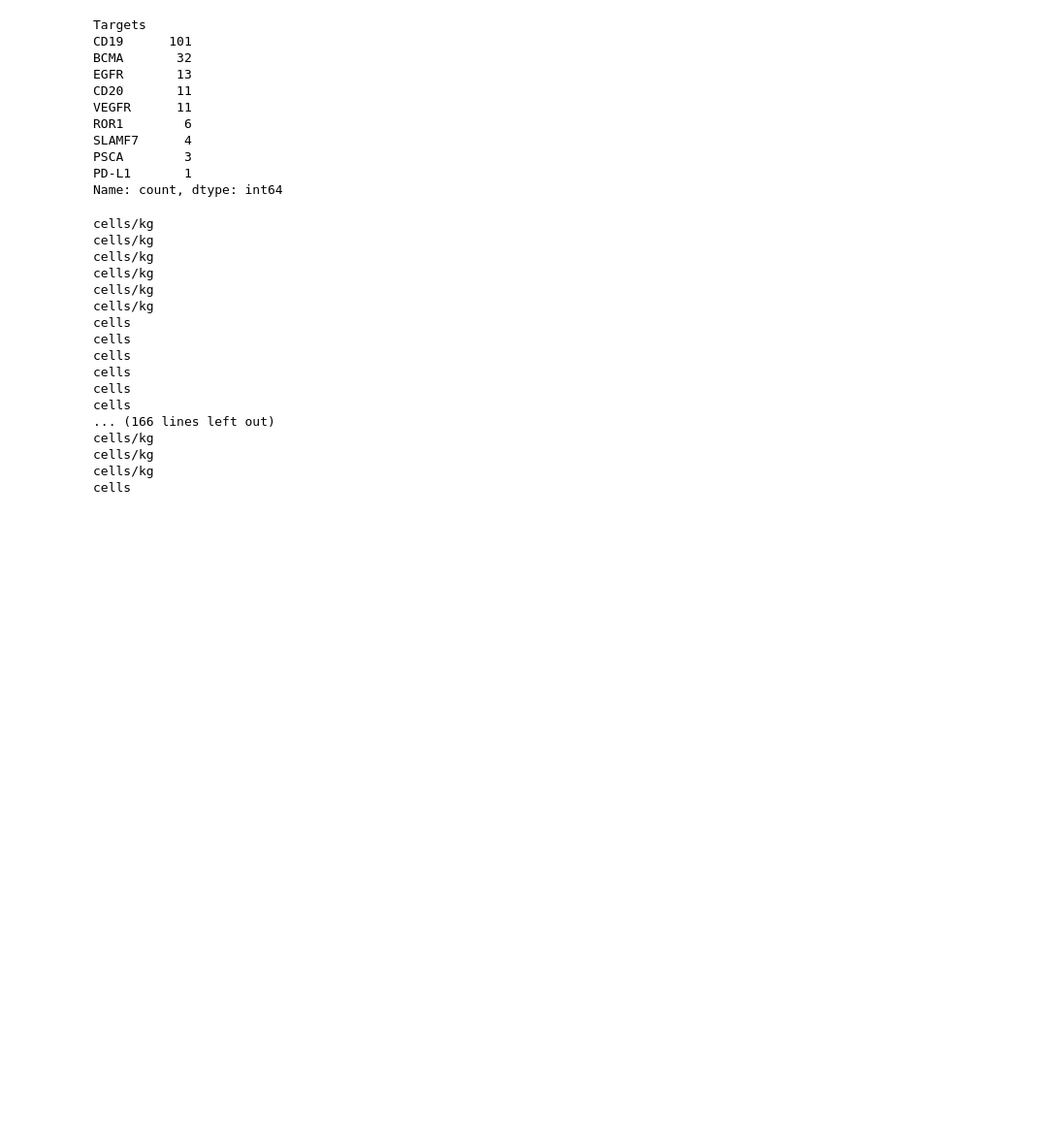
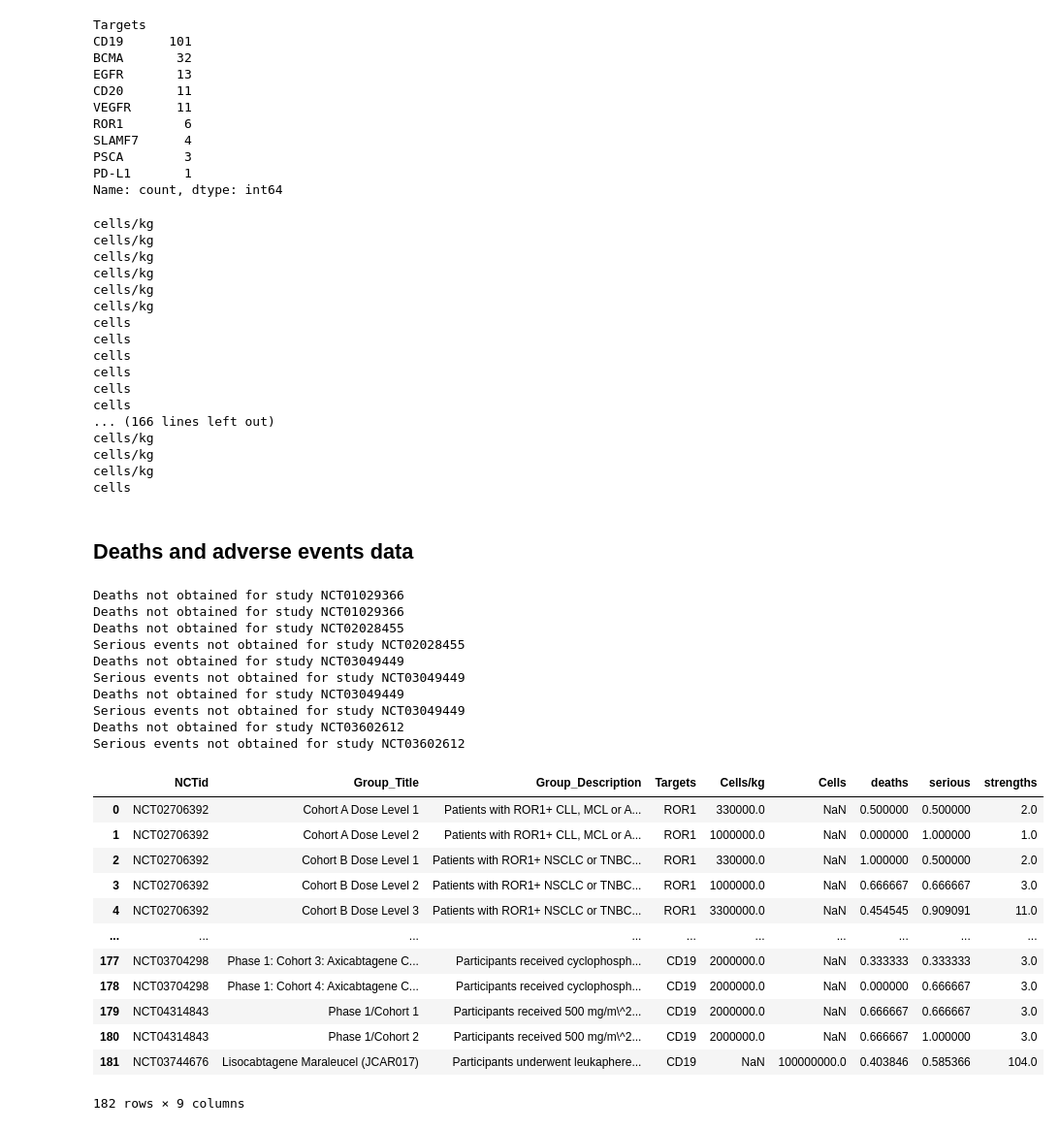
Before and after one commit to Norange01/scRNA-seq_Analysis, a Jupyter notebook: Trial Data Extraction.ipynb, the cells around one changed output. Shown at 97% size. Saved outputs shown, nothing was run; the diff lists cells and outputs as text; code cells hidden in the pictures; blank space fills up the shorter version.

```diff
--- a/Trial Data Extraction.ipynb
+++ b/Trial Data Extraction.ipynb
@@ -246,3 +251,56 @@ cells/kg
 cells/kg
 cells/kg
 cells
+# %% [markdown]
+## Deaths and adverse events data
+# %%
+deaths=[]
+serious=[]
+strength=[]
+for gr in groups:
+    try:
+        gr_deaths=float(gr.trial["resultsSection"]["adverseEventsModule"]["eventGroups"][gr.index]["deathsNumAffected"])/float(gr.trial["resultsSection"]["adverseEventsModule"]["eventGroups"][gr.index]["deathsNumAtRisk"])
+    except:
+        print("Deaths not obtained for study "+gr.NCTid)
+        gr_deaths=None
+    try:
+        gr_serious=float(gr.trial["resultsSection"]["adverseEventsModule"]["eventGroups"][gr.index]["seriousNumAffected"])/float(gr.trial["resultsSection"]["adverseEventsModule"]["eventGroups"][gr.index]["seriousNumAtRisk"])
+
+    except:
+        print("Serious events not obtained for study "+gr.NCTid)
+        gr_deaths=None
+    gr.set_property("deaths", gr_deaths)
+    deaths.append(gr_deaths)
+    gr.set_property("serious_ae", gr_serious)
+    serious.append(gr_serious)
+    try:
+        strength.append(float(gr.trial["resultsSection"]["adverseEventsModule"]["eventGroups"][gr.index]["deathsNumAtRisk"]))
+    except:
+        strength.append(0)
+labeled_df["deaths"]=deaths
+labeled_df["serious"]=serious
+display(labeled_df)
+# %% [output]
+Deaths not obtained for study NCT01029366
+Deaths not obtained for study NCT01029366
+Deaths not obtained for study NCT02028455
+Serious events not obtained for study NCT02028455
+Deaths not obtained for study NCT03049449
+Serious events not obtained for study NCT03049449
+Deaths not obtained for study NCT03049449
+Serious events not obtained for study NCT03049449
+Deaths not obtained for study NCT03602612
+Serious events not obtained for study NCT03602612
+|  | NCTid | Group_Title | Group_Description | Targets | Cells/kg | Cells | deaths | serious | strengths |
+| 0 | NCT02706392 | Cohort A Dose Level 1 | Patients with ROR1+ CLL, MCL or A... | ROR1 | 330000.0 | NaN | 0.500000 | 0.500000 | 2.0 |
+| 1 | NCT02706392 | Cohort A Dose Level 2 | Patients with ROR1+ CLL, MCL or A... | ROR1 | 1000000.0 | NaN | 0.000000 | 1.000000 | 1.0 |
+| 2 | NCT02706392 | Cohort B Dose Level 1 | Patients with ROR1+ NSCLC or TNBC... | ROR1 | 330000.0 | NaN | 1.000000 | 0.500000 | 2.0 |
+| 3 | NCT02706392 | Cohort B Dose Level 2 | Patients with ROR1+ NSCLC or TNBC... | ROR1 | 1000000.0 | NaN | 0.666667 | 0.666667 | 3.0 |
+| 4 | NCT02706392 | Cohort B Dose Level 3 | Patients with ROR1+ NSCLC or TNBC... | ROR1 | 3300000.0 | NaN | 0.454545 | 0.909091 | 11.0 |
+| ... | ... | ... | ... | ... | ... | ... | ... | ... | ... |
+| 177 | NCT03704298 | Phase 1: Cohort 3: Axicabtagene C... | Participants received cyclophosph... | CD19 | 2000000.0 | NaN | 0.333333 | 0.333333 | 3.0 |
+| 178 | NCT03704298 | Phase 1: Cohort 4: Axicabtagene C... | Participants received cyclophosph... | CD19 | 2000000.0 | NaN | 0.000000 | 0.666667 | 3.0 |
+| 179 | NCT04314843 | Phase 1/Cohort 1 | Participants received 500 mg/m\^2... | CD19 | 2000000.0 | NaN | 0.666667 | 0.666667 | 3.0 |
+| 180 | NCT04314843 | Phase 1/Cohort 2 | Participants received 500 mg/m\^2... | CD19 | 2000000.0 | NaN | 0.666667 | 1.000000 | 3.0 |
+| 181 | NCT03744676 | Lisocabtagene Maraleucel (JCAR017) | Participants underwent leukaphere... | CD19 | NaN | 100000000.0 | 0.403846 | 0.585366 | 104.0 |
+182 rows × 9 columns
```
Also changed, not shown: parts of 3 cells of this notebook.
